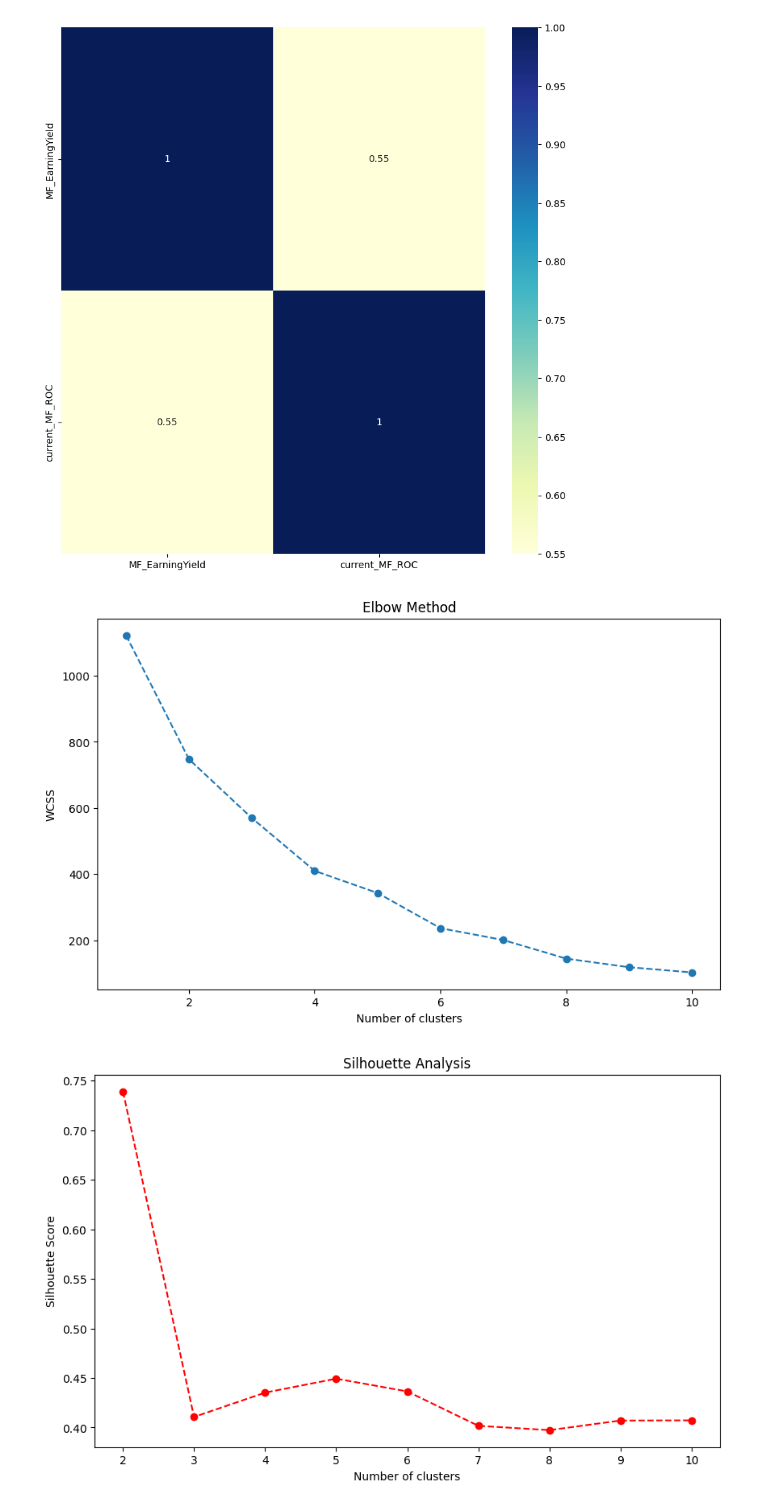
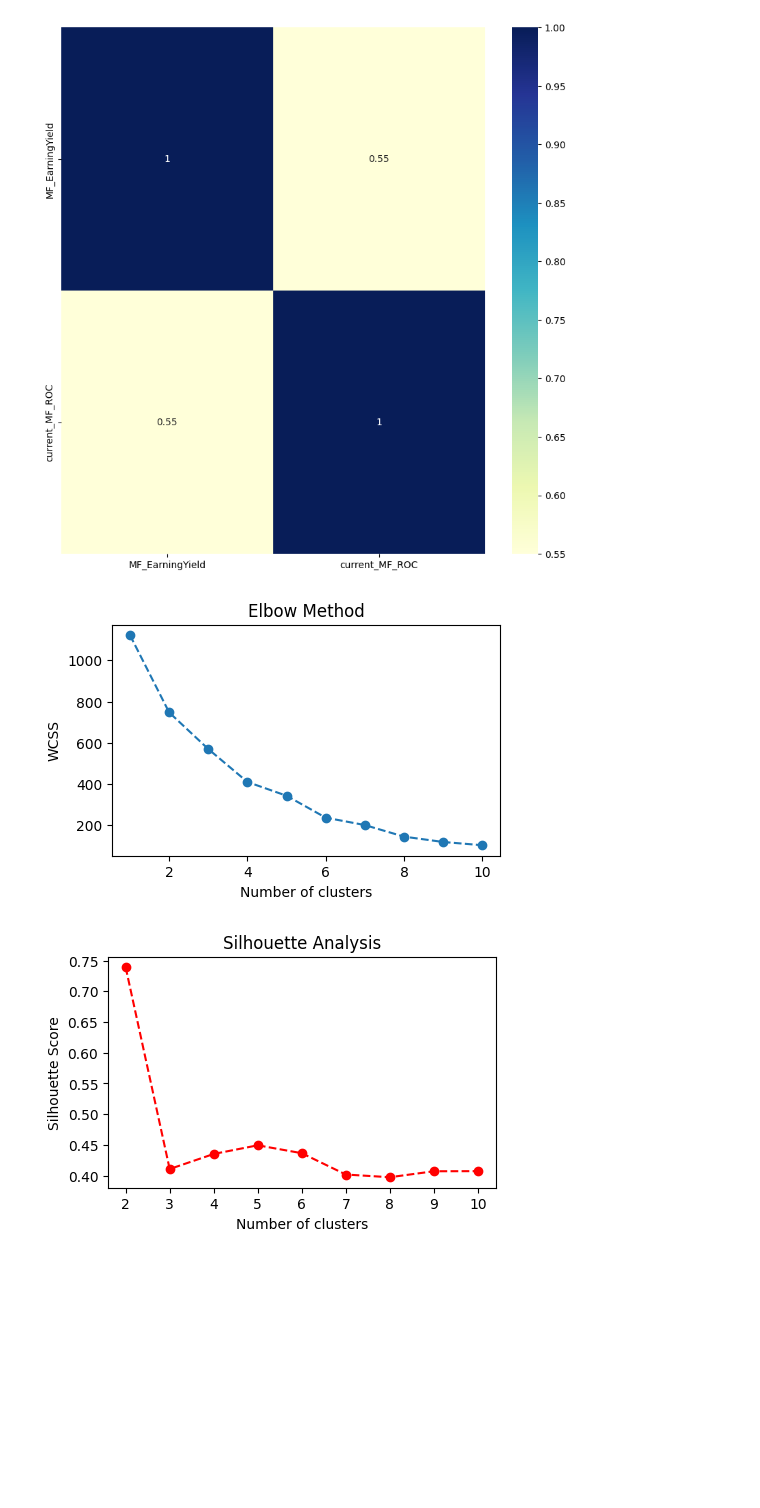
Before and after one commit to NarasetS/Essence_of_Healthy_Stocks, a Jupyter notebook: 3_ClusteringAnalysis.ipynb, the cells around one changed output. Saved outputs shown, nothing was run; the diff lists cells and outputs as text; code cells hidden in the pictures; blank space fills up the shorter version.

```diff
--- a/3_ClusteringAnalysis.ipynb
+++ b/3_ClusteringAnalysis.ipynb
@@ -77,36 +77,36 @@ dataplot = sns.heatmap(round(scaled_df.corr(numeric_only=True),2), cmap="YlGnBu"
 
 # Elbow Method
 wcss = []
 for i in range(1, 11):
     kmeans = KMeans(n_clusters=i,random_state= 1)
     kmeans.fit(scaled_data)
     wcss.append(kmeans.inertia_)
 
-plt.figure(figsize=(10, 6))
+plt.figure(figsize=(5, 3))
 plt.plot(range(1, 11), wcss, marker='o', linestyle='--')
 plt.title('Elbow Method')
 plt.xlabel('Number of clusters')
 plt.ylabel('WCSS')
 # plt.savefig('elbow_method.png')
 plt.show()
 
 # Silhouette Analysis
 silhouette_scores = []
 for n_clusters in range(2, 11):
     kmeans = KMeans(n_clusters=n_clusters,random_state=1)
     cluster_labels = kmeans.fit_predict(scaled_data)
     silhouette_avg = silhouette_score(scaled_data, cluster_labels)
     silhouette_scores.append(silhouette_avg)
 
-plt.figure(figsize=(10, 6))
+plt.figure(figsize=(5, 3))
 plt.plot(range(2, 11), silhouette_scores, marker='o', linestyle='--', color='r')
 plt.title('Silhouette Analysis')
 plt.xlabel('Number of clusters')
 plt.ylabel('Silhouette Score')
 # plt.savefig('silhouette_analysis.png')
 plt.show()
 # %% [output]
-[figure, old version]
+[figure, new version]
-[figure, old version]
+[figure, new version]
 # %%
 # K-means clustering
```
Also changed, not shown: parts of 5 cells of this notebook, 1 other file.
